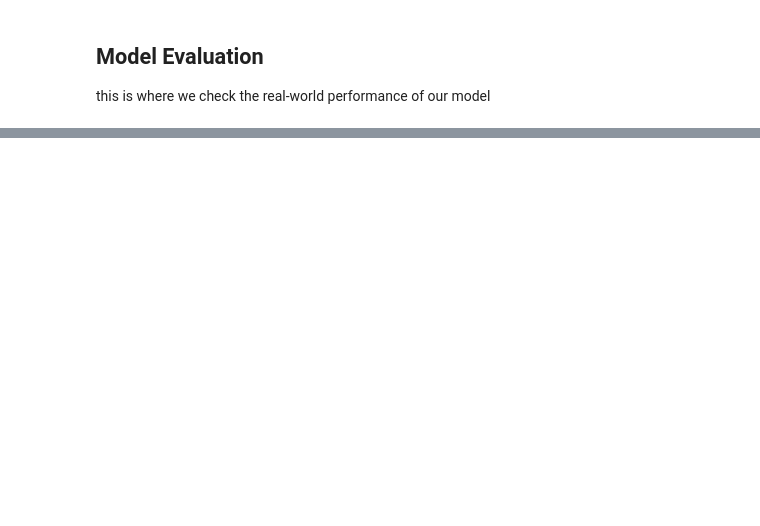
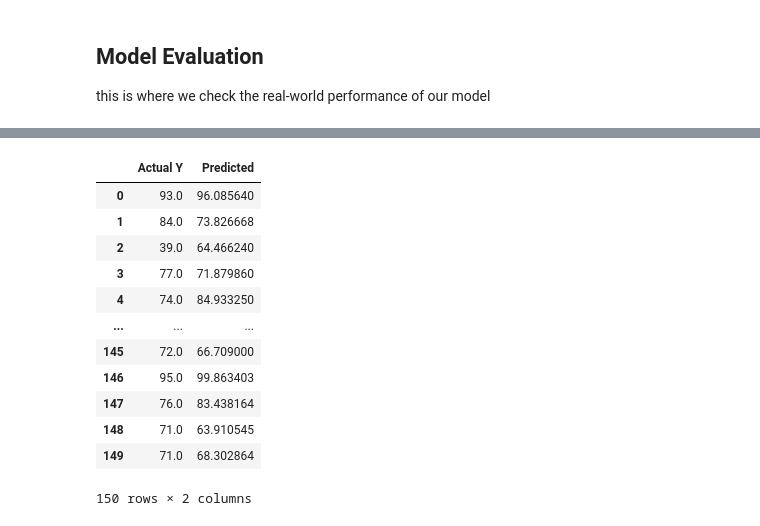
Before and after one commit to data-science-tsb/practice-tensorflow, a Jupyter notebook: tf2/01_Keras_Basics.ipynb, the cells around one changed output, grey strips where cells are left out. Drawn from its saved outputs; the diff is of its cells as text; code cells hidden in the pictures; blank space fills up the shorter version.

```diff
--- a/tf2/01_Keras_Basics.ipynb
+++ b/tf2/01_Keras_Basics.ipynb
@@ -158,0 +141,23 @@ test_prediction = model.predict(X_test)
+# %%
+test_predictions = model.predict(X_test)
+test_predictions = pd.Series(test_predictions.reshape(150,))
+
+actual_values = pd.DataFrame(y_test, columns=['Actual Y'])
+# %%
+actual_vs_model = pd.concat([actual_values, test_predictions], axis=1)
+actual_vs_model.columns = ['Actual Y', 'Predicted']
+actual_vs_model
+# %% [output]
+|  | Actual Y | Predicted |
+| 0 | 93.0 | 96.085640 |
+| 1 | 84.0 | 73.826668 |
+| 2 | 39.0 | 64.466240 |
+| 3 | 77.0 | 71.879860 |
+| 4 | 74.0 | 84.933250 |
+| ... | ... | ... |
+| 145 | 72.0 | 66.709000 |
+| 146 | 95.0 | 99.863403 |
+| 147 | 76.0 | 83.438164 |
+| 148 | 71.0 | 63.910545 |
+| 149 | 71.0 | 68.302864 |
+150 rows × 2 columns
```
Also changed, not shown: parts of 7 cells of this notebook.
